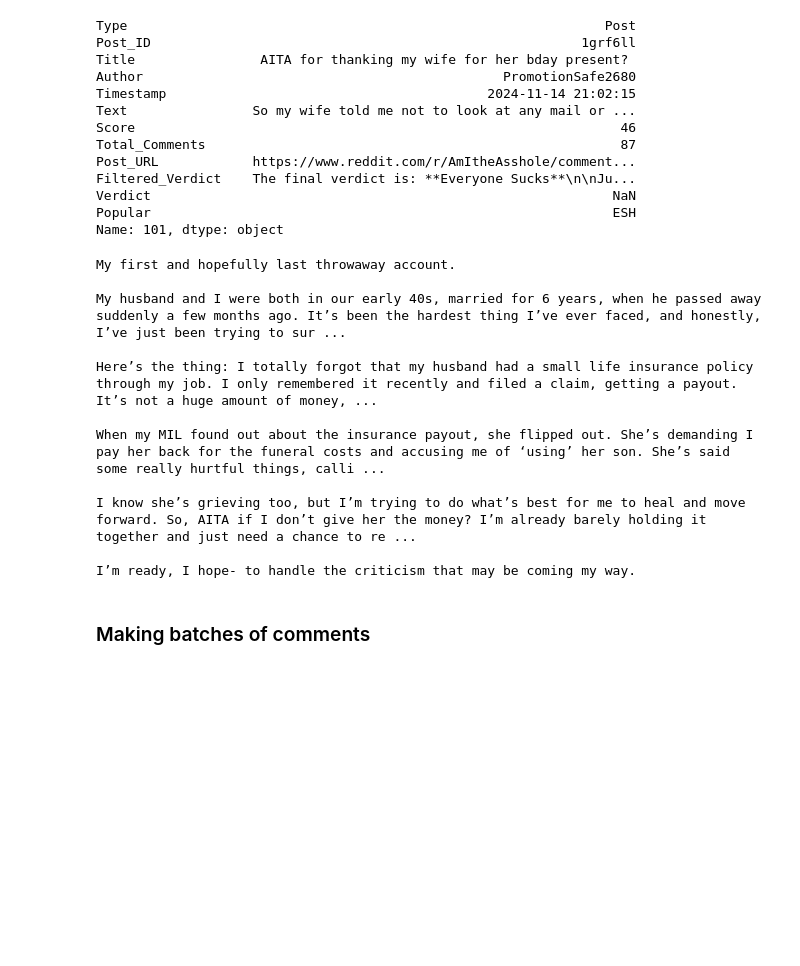
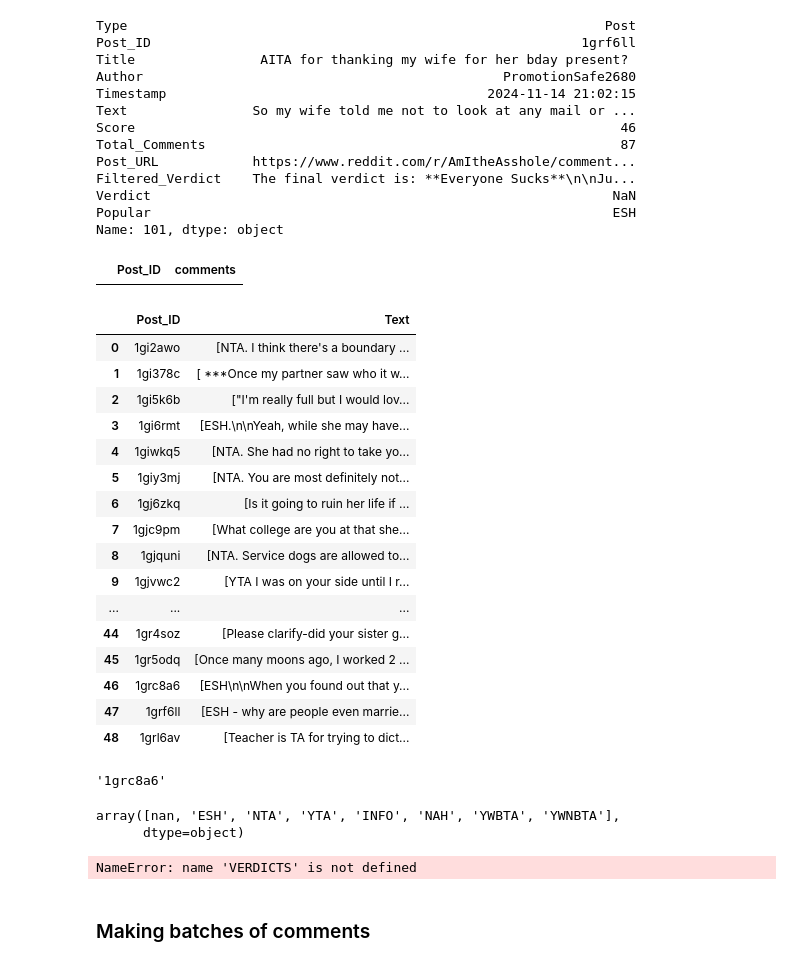
Before and after one commit to mistryishan25/Generative-Social-Choice, a Jupyter notebook: exp_1_summaries.ipynb, the cells around one changed output. Saved outputs shown, nothing was run; the diff lists cells and outputs as text; code cells hidden in the pictures; blank space fills up the shorter version.

```diff
--- a/exp_1_summaries.ipynb
+++ b/exp_1_summaries.ipynb
@@ -137,19 +141,32 @@ Verdict                                                           NaN
 Popular                                                           ESH
 Name: 101, dtype: object
 # %%
-for i in range(len(posts_df)):
-    post_id = posts_df.iloc[i]["Post_ID"]
-    post_verdict = posts_df.iloc[i]["Popular"]
-    print(data_final.iloc[i]["Text"])
+df_test = data_final.copy()
+df_test_comments = df_test.loc[df_test["Type"] == "Comment"]
 # %% [output]
-My first and hopefully last throwaway account.
-
-My husband and I were both in our early 40s, married for 6 years, when he passed away suddenly a few months ago. It’s been the hardest thing I’ve ever faced, and honestly, I’ve just been trying to sur ...
-
-Here’s the thing: I totally forgot that my husband had a small life insurance policy through my job. I only remembered it recently and filed a claim, getting a payout. It’s not a huge amount of money, ...
-
-When my MIL found out about the insurance payout, she flipped out. She’s demanding I pay her back for the funeral costs and accusing me of ‘using’ her son. She’s said some really hurtful things, calli ...
-
-I know she’s grieving too, but I’m trying to do what’s best for me to heal and move forward. So, AITA if I don’t give her the money? I’m already barely holding it together and just need a chance to re ...
-
-I’m ready, I hope- to handle the criticism that may be coming my way.
+|  | Post_ID | comments |
+# %%
+results = df_test_comments.groupby("Post_ID")["Text"].agg(list).reset_index()
+results
+# %% [output]
+|  | Post_ID | Text |
+| 0 | 1gi2awo | [NTA. I think there's a boundary ... |
+| 1 | 1gi378c | [ ***Once my partner saw who it w... |
+| 2 | 1gi5k6b | ["I'm really full but I would lov... |
+| 3 | 1gi6rmt | [ESH.\n\nYeah, while she may have... |
+| 4 | 1giwkq5 | [NTA. She had no right to take yo... |
+| 5 | 1giy3mj | [NTA. You are most definitely not... |
+| 6 | 1gj6zkq | [Is it going to ruin her life if ... |
+| 7 | 1gjc9pm | [What college are you at that she... |
+| 8 | 1gjquni | [NTA. Service dogs are allowed to... |
+| 9 | 1gjvwc2 | [YTA I was on your side until I r... |
+| ... | ... | ... |
+| 44 | 1gr4soz | [Please clarify-did your sister g... |
+| 45 | 1gr5odq | [Once many moons ago, I worked 2 ... |
+| 46 | 1grc8a6 | [ESH\n\nWhen you found out that y... |
+| 47 | 1grf6ll | [ESH - why are people even marrie... |
+| 48 | 1grl6av | [Teacher is TA for trying to dict... |
+# %%
+posts_df.iloc[0]["Post_ID"]
+# %% [output]
+'1grc8a6'
@@ -155,0 +179,5 @@ I’m ready, I hope- to handle the criticism that may be coming my way.
+# %%
+data_final["Verdict"].unique()
+# %% [output]
+array([nan, 'ESH', 'NTA', 'YTA', 'INFO', 'NAH', 'YWBTA', 'YWNBTA'],
+      dtype=object)
@@ -156,3 +205,7 @@ I’m ready, I hope- to handle the criticism that may be coming my way.
+# %%
+extract_verdict_and_remainder(results.iloc[0,1])
+# %% [output]
+NameError: name 'VERDICTS' is not defined
 # %% [markdown]
 ### Making batches of comments
 # %%
```
Also changed, not shown: parts of 3 cells of this notebook, 1 other file.
